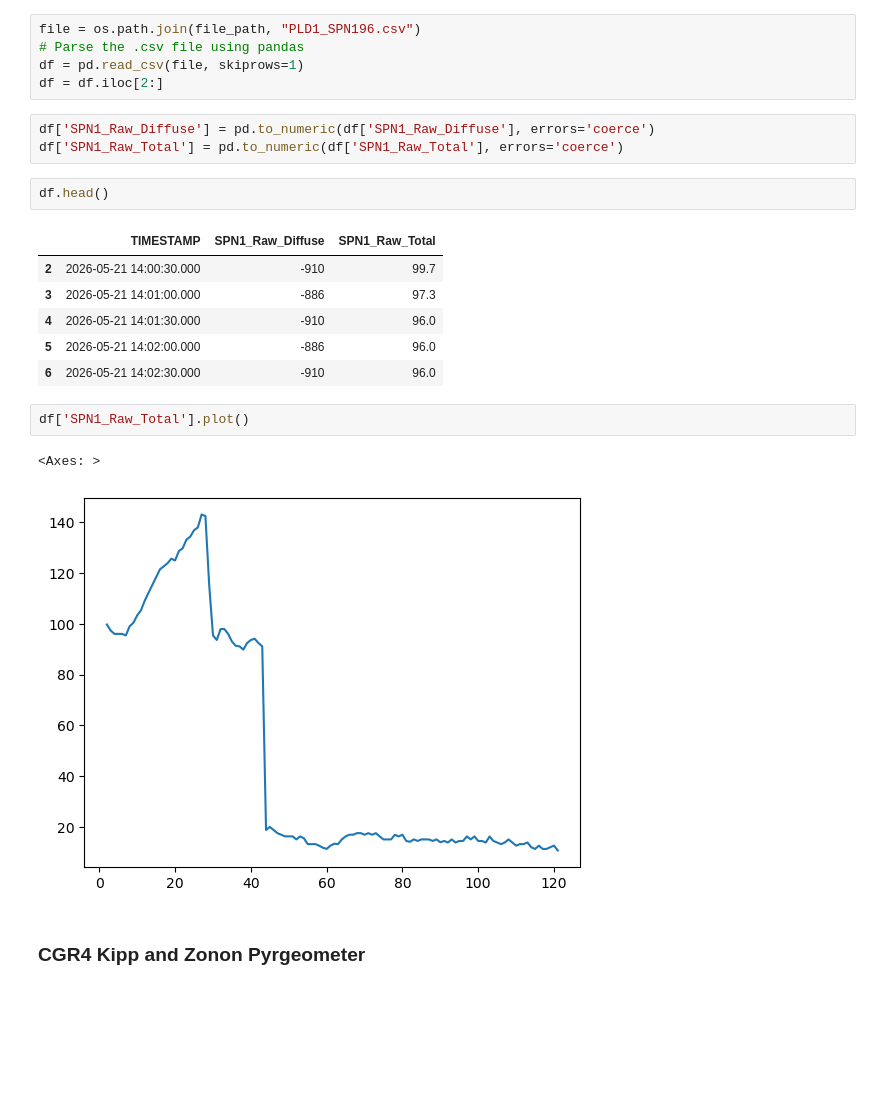
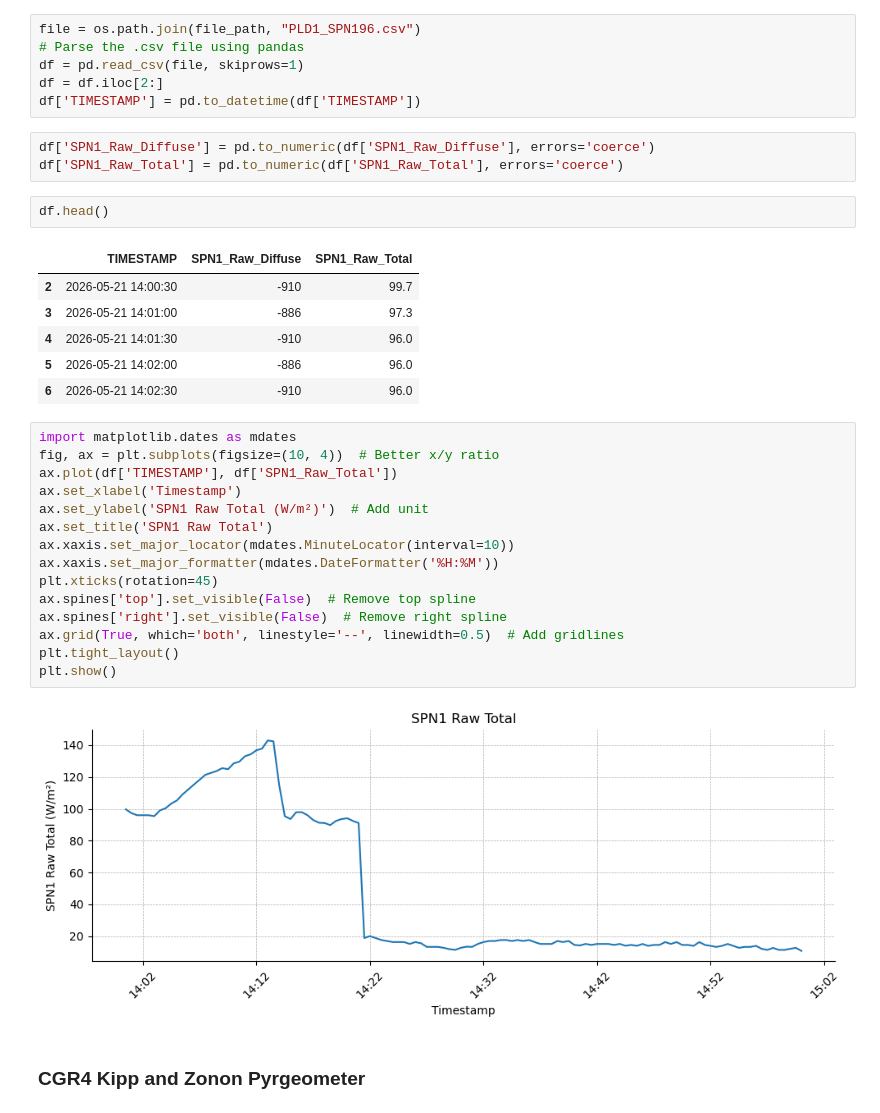
Before and after one commit to marcelduplessis/waveglider-campbell-data, a Jupyter notebook: test_wg1169.ipynb, the cells around one changed output. Cells and saved outputs as stored; diff of their text form; blank space fills up the shorter version.

Commit message:
swr plots

```diff
--- a/test_wg1169.ipynb
+++ b/test_wg1169.ipynb
@@ -87,6 +87,7 @@ file = os.path.join(file_path, "PLD1_SPN196.csv")
 # Parse the .csv file using pandas
 df = pd.read_csv(file, skiprows=1)
 df = df.iloc[2:]
+df['TIMESTAMP'] = pd.to_datetime(df['TIMESTAMP'])
 # %%
 df['SPN1_Raw_Diffuse'] = pd.to_numeric(df['SPN1_Raw_Diffuse'], errors='coerce')
 df['SPN1_Raw_Total'] = pd.to_numeric(df['SPN1_Raw_Total'], errors='coerce')
@@ -94,16 +95,28 @@ df['SPN1_Raw_Total'] = pd.to_numeric(df['SPN1_Raw_Total'], errors='coerce')
 df.head()
 # %% [output]
 |  | TIMESTAMP | SPN1_Raw_Diffuse | SPN1_Raw_Total |
-| 2 | 2026-05-21 14:00:30.000 | -910 | 99.7 |
-| 3 | 2026-05-21 14:01:00.000 | -886 | 97.3 |
-| 4 | 2026-05-21 14:01:30.000 | -910 | 96.0 |
-| 5 | 2026-05-21 14:02:00.000 | -886 | 96.0 |
-| 6 | 2026-05-21 14:02:30.000 | -910 | 96.0 |
+| 2 | 2026-05-21 14:00:30 | -910 | 99.7 |
+| 3 | 2026-05-21 14:01:00 | -886 | 97.3 |
+| 4 | 2026-05-21 14:01:30 | -910 | 96.0 |
+| 5 | 2026-05-21 14:02:00 | -886 | 96.0 |
+| 6 | 2026-05-21 14:02:30 | -910 | 96.0 |
 # %%
-df['SPN1_Raw_Total'].plot()
+import matplotlib.dates as mdates
+fig, ax = plt.subplots(figsize=(10, 4))  # Better x/y ratio
+ax.plot(df['TIMESTAMP'], df['SPN1_Raw_Total'])
+ax.set_xlabel('Timestamp')
+ax.set_ylabel('SPN1 Raw Total (W/m²)')  # Add unit
+ax.set_title('SPN1 Raw Total')
+ax.xaxis.set_major_locator(mdates.MinuteLocator(interval=10))
+ax.xaxis.set_major_formatter(mdates.DateFormatter('%H:%M'))
+plt.xticks(rotation=45)
+ax.spines['top'].set_visible(False)  # Remove top spline
+ax.spines['right'].set_visible(False)  # Remove right spline
+ax.grid(True, which='both', linestyle='--', linewidth=0.5)  # Add gridlines
+plt.tight_layout()
+plt.show()
 # %% [output]
-<Axes: >
-[figure, old version]
+[figure, new version]
 # %% [markdown]
 ### CGR4 Kipp and Zonon Pyrgeometer
 # %%
```
Also changed, not shown: parts of 1 cell of this notebook, 1 other file.
